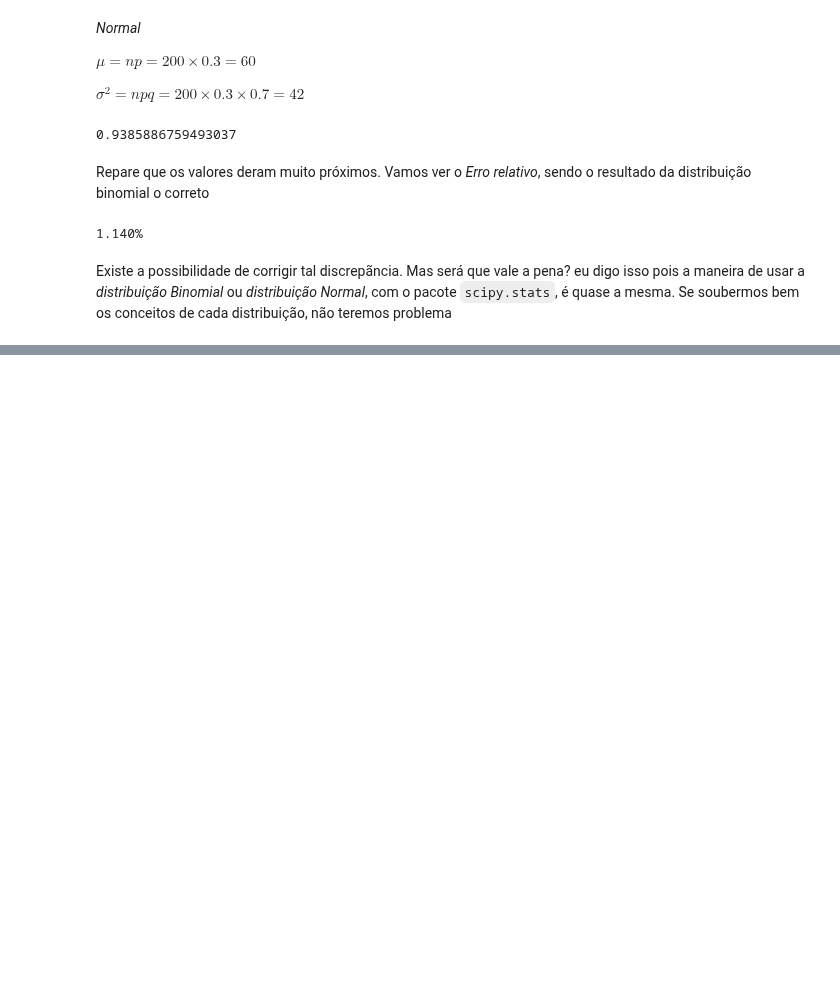
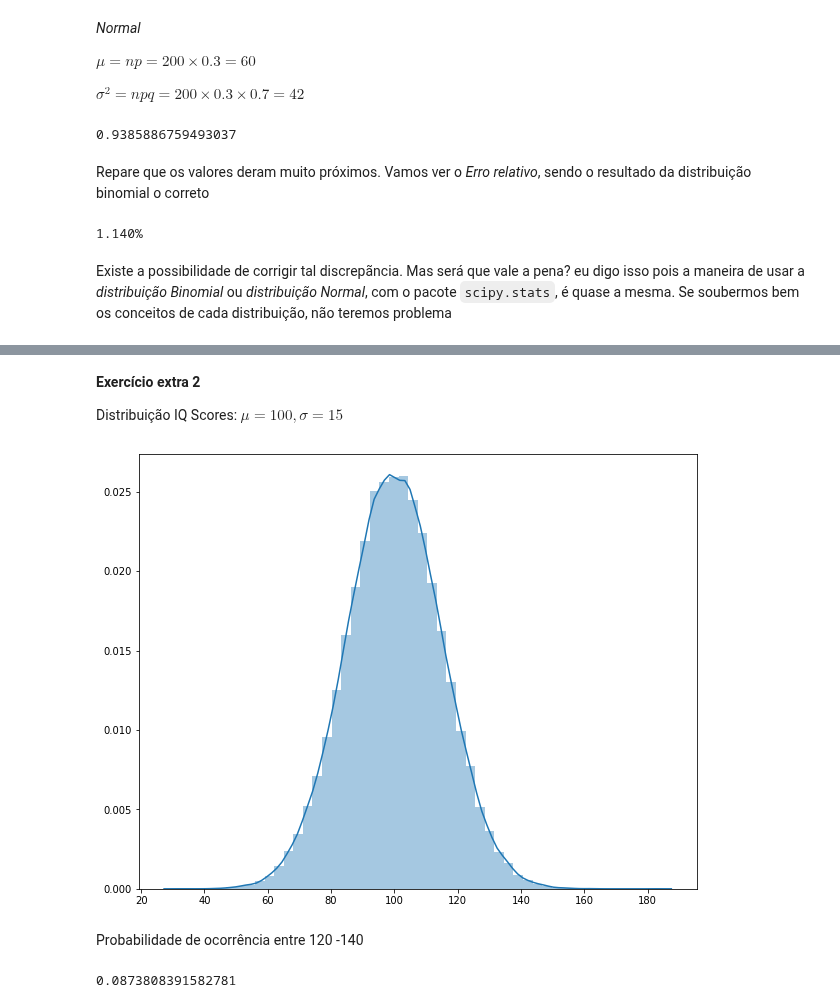
Before and after one commit to mikaelcordeiro/semanas, a Jupyter notebook: semana4/semana_4.ipynb, the cells around one changed output, grey strips where cells are left out. Cells and saved outputs as stored; diff of their text form; code cells hidden in the pictures; blank space fills up the shorter version.

Commit message:
extras

```diff
--- a/semana4/semana_4.ipynb
+++ b/semana4/semana_4.ipynb
@@ -411,0 +450,21 @@ Existe a possibilidade de corrigir tal discrepãncia. Mas será que vale a pena?
+# %% [markdown]
+**Exercício extra 2**
+
+Distribuição IQ Scores: $\mu=100, \sigma=15$
+# %%
+pop = 100000
+med = 100
+desvp = 15
+iq_norm = act.norm.rvs(loc=med, scale=desvp, size=pop)
+plt.figure(figsize=(10, 8))
+sns.distplot(iq_norm);
+# %% [output]
+[figure, added]
+# %% [markdown]
+Probabilidade de ocorrência entre 120 -140
+# %%
+prob1, prob2 = act.norm.cdf((120, 140), loc=med, scale=desvp)
+prob = prob2 - prob1
+print(prob)
+# %% [output]
+0.0873808391582781
```
Also changed, not shown: parts of 5 cells of this notebook.
